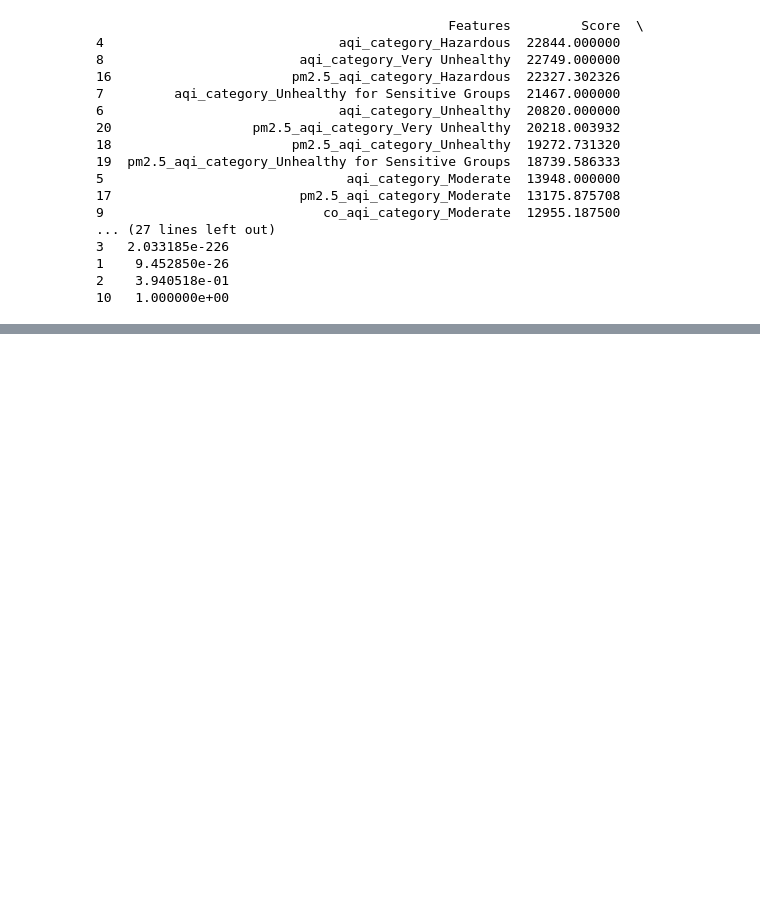
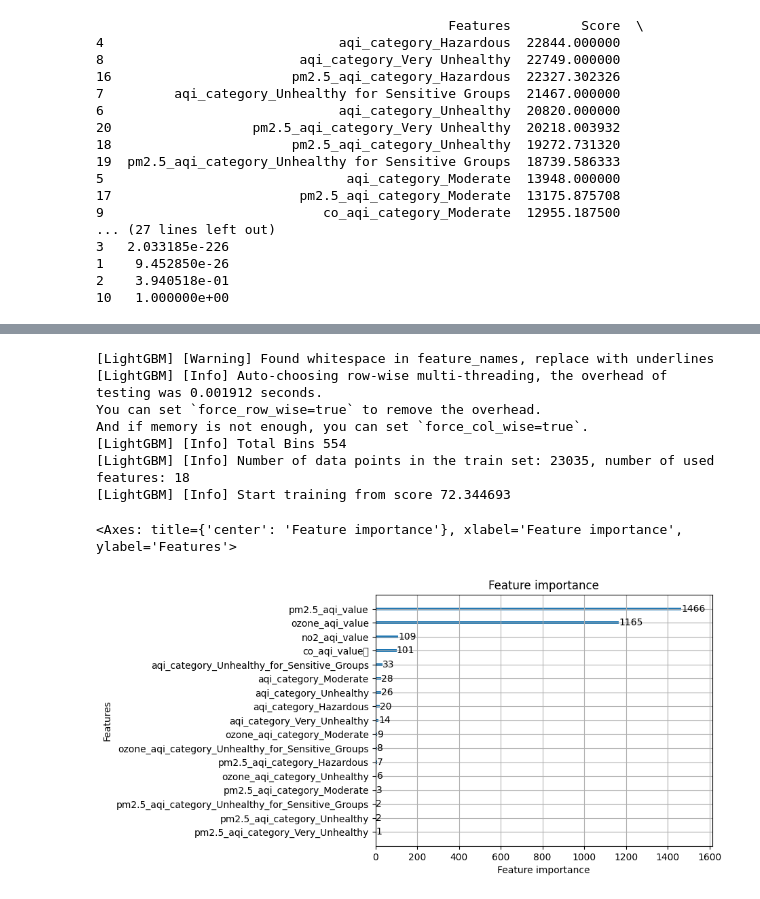
Before and after one commit to SsegawaAbdulkarim/FeatureImportance-ML-, a Jupyter notebook: feature_selection.ipynb, the cells around one changed output, grey strips where cells are left out. Saved outputs shown, nothing was run; the diff lists cells and outputs as text; code cells hidden in the pictures; blank space fills up the shorter version.

```diff
--- a/feature_selection.ipynb
+++ b/feature_selection.ipynb
@@ -288,3 +305,19 @@ Index(['co_aqi_value\t', 'ozone_aqi_value', 'no2_aqi_value', 'pm2.5_aqi_value',
        'pm2.5_aqi_category_Unhealthy for Sensitive Groups',
        'pm2.5_aqi_category_Very Unhealthy'],
       dtype='object')
+# %%
+# use plot metric from tree models
+import lightgbm as lgb
+RG.fit(X,y)
+
+lgb.plot_importance(RG)
+# %% [output]
+[LightGBM] [Warning] Found whitespace in feature_names, replace with underlines
+[LightGBM] [Info] Auto-choosing row-wise multi-threading, the overhead of testing was 0.001912 seconds.
+You can set `force_row_wise=true` to remove the overhead.
+And if memory is not enough, you can set `force_col_wise=true`.
+[LightGBM] [Info] Total Bins 554
+[LightGBM] [Info] Number of data points in the train set: 23035, number of used features: 18
+[LightGBM] [Info] Start training from score 72.344693
+<Axes: title={'center': 'Feature importance'}, xlabel='Feature importance', ylabel='Features'>
+[figure, added]
```
Also changed, not shown: parts of 18 cells of this notebook.
